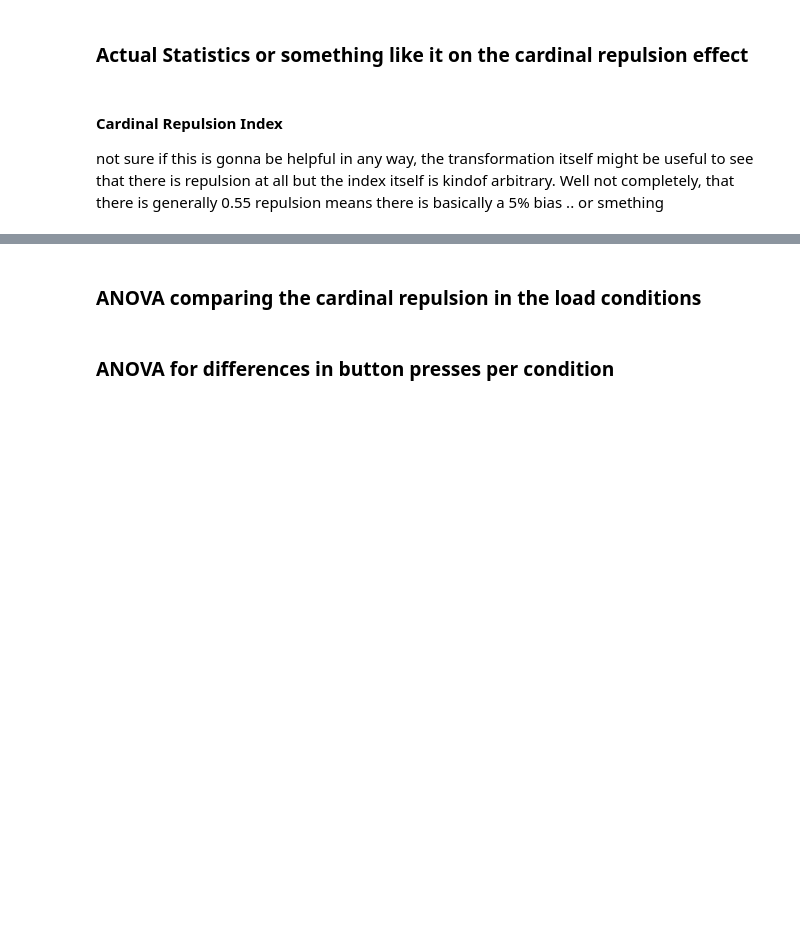
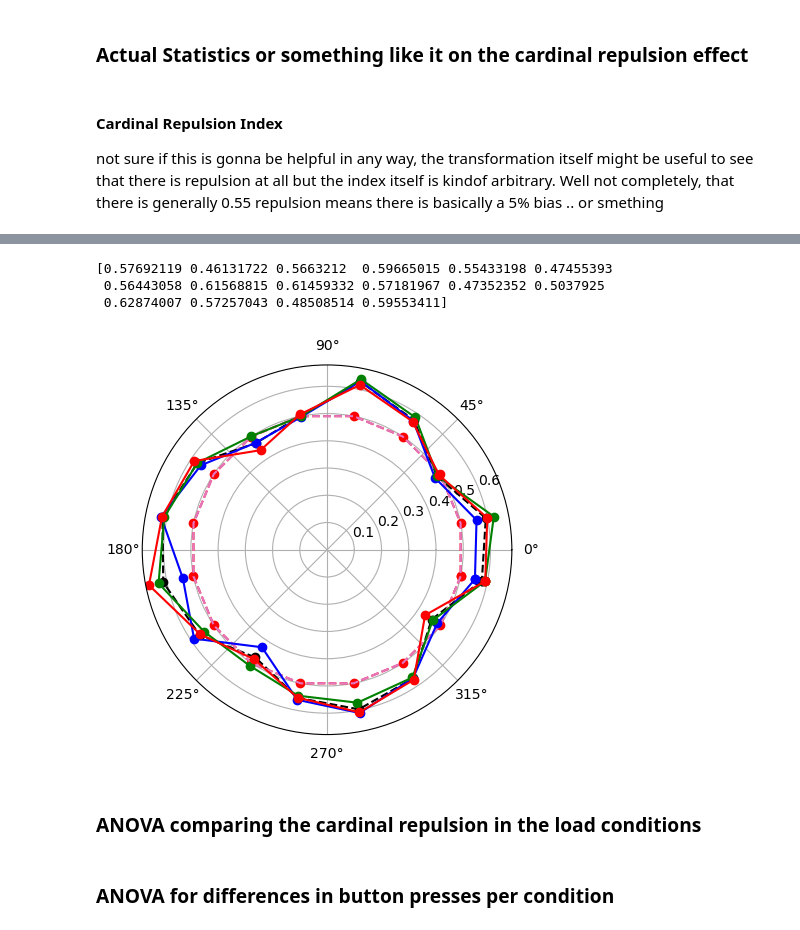
Before and after one commit to aabielefeldt/MultiEyeTem-Clone, a Jupyter notebook: scripts/Behav_Analysis_MultiEyeTem.ipynb, the cells around one changed output, grey strips where cells are left out. Drawn from its saved outputs; the diff is of its cells as text; code cells hidden in the pictures; blank space fills up the shorter version.

Commit message:
adding plot for repulsion index

```diff
--- a/scripts/Behav_Analysis_MultiEyeTem.ipynb
+++ b/scripts/Behav_Analysis_MultiEyeTem.ipynb
@@ -1141,0 +1182,15 @@ print(type(bp_pp_per_ori))
+# %%
+results = []
+card_per_ori_all = []
+for i in good_partis:
+    participant_data_bp = df.loc[df['subID'] == i, ['object_cued_rot', 'button_press_clockwise']]
+    bp_pp_per_ori = participant_data_bp.groupby(['object_cued_rot'])['button_press_clockwise'].mean().values
+    # print(f"For Subject ID {i}: bp_pp_per_ori size = {len(bp_pp_per_ori)}, card_repulsion_weights size = {len(card_repulsion_weights)}")
+    cardinal_index_pp = ((bp_pp_per_ori @ card_repulsion_weights) + 8) / 16
+    # results.append((i, cardinal_index_pp))
+    card_index_per_ori = (bp_pp_per_ori * card_repulsion_weights)+ [0, 0, 1, 1, 0, 0, 1, 1, 0, 0, 1, 1, 0, 0, 1, 1]
+    results.append((i, cardinal_index_pp, card_index_per_ori))
+    card_per_ori_all.append(card_index_per_ori)
+
+for i, cardinal_index_pp, card_per_ori in results:
+    print(f"Subject ID {i}: Cardinal Index = {cardinal_index_pp}, Cardinal Values per Orientation: {card_index_per_ori}")
@@ -1142,3 +1215,65 @@ print(type(bp_pp_per_ori))
+# %%
+## Copy of the above to be used as a template of the same polar plot but with the transformed cardinal repulsion data
+
+# do I need a for lop to transform all the data?
+
+spacing = np.arange(11.25, 360, 22.5)
+spacing_rad = np.radians(spacing)
+
+
+# making it a full circle
+spacing_circ = np.append(spacing_rad, spacing_rad[0])
+
+# make a mean per orientation
+
+cardinal_index_per_ori = np.array(card_per_ori_all)
+mean_cardinal_index_per_ori = np.mean(cardinal_index_per_ori, axis=0)
+print(mean_cardinal_index_per_ori)
+
+# could also do the same as above just by converting the mbp
+sum_weights = [0, 0, 1, 1, 0, 0, 1, 1, 0, 0, 1, 1, 0, 0, 1, 1]
+mbp_card = (mbp_per_ori * card_repulsion_weights) + sum_weights
+mbp_card_circ = np.append(mbp_card, mbp_card[0])
+mbp1_card = (mbp1 * card_repulsion_weights) + sum_weights
+mbp1_card_circ = np.append(mbp1_card, mbp1_card[0])
+mbp2_card = (mbp2 * card_repulsion_weights) + sum_weights
+mbp2_card_circ = np.append(mbp2_card, mbp2_card[0])
+mbp3_card = (mbp3 * card_repulsion_weights) + sum_weights
+mbp3_card_circ = np.append(mbp3_card, mbp3_card[0])
+
+# not possible to still calculate the difference between the conditions anymore in this case?
+
+
+# Create the polar plot
+fig = plt.figure()
+# maybe change the following line to plt.axes(projection='polar')
+ax = fig.add_subplot(111, projection='polar')
+
+
+mbp_card_circ2 = np.append(mean_cardinal_index_per_ori, mean_cardinal_index_per_ori[0])
+
+# Plot the data for the general mbp
+ax.plot(-spacing_circ, mbp_card_circ, 'ko--')
+
+unbiased_assumption = np.full(17, 0.5)
+ax.plot(-spacing_circ, unbiased_assumption, 'ro--')
+# Plot the data for the three conditions individually
+# at the moment using -spacing_rad to make the data go in the correct (anticlockwise direction)
+ax.plot(-spacing_circ, unbiased_assumption, color='tab:pink', linestyle='dashed')
+ax.plot(-spacing_circ, mbp1_card_circ, 'bo-')
+ax.plot(-spacing_circ, mbp2_card_circ, 'go-')
+ax.plot(-spacing_circ, mbp3_card_circ, 'ro-')
+
+
+# Set plot attributes (-> labels and shit)
+plt.legend
+# Show the plot
+plt.show()
+# %% [output]
+[0.57692119 0.46131722 0.5663212  0.59665015 0.55433198 0.47455393
+ 0.56443058 0.61568815 0.61459332 0.57181967 0.47352352 0.5037925
+ 0.62874007 0.57257043 0.48508514 0.59553411]
+[figure, added]
 # %% [markdown]
 ### ANOVA comparing the cardinal repulsion in the load conditions
 # %%
```
Also changed, not shown: parts of 13 cells of this notebook.
